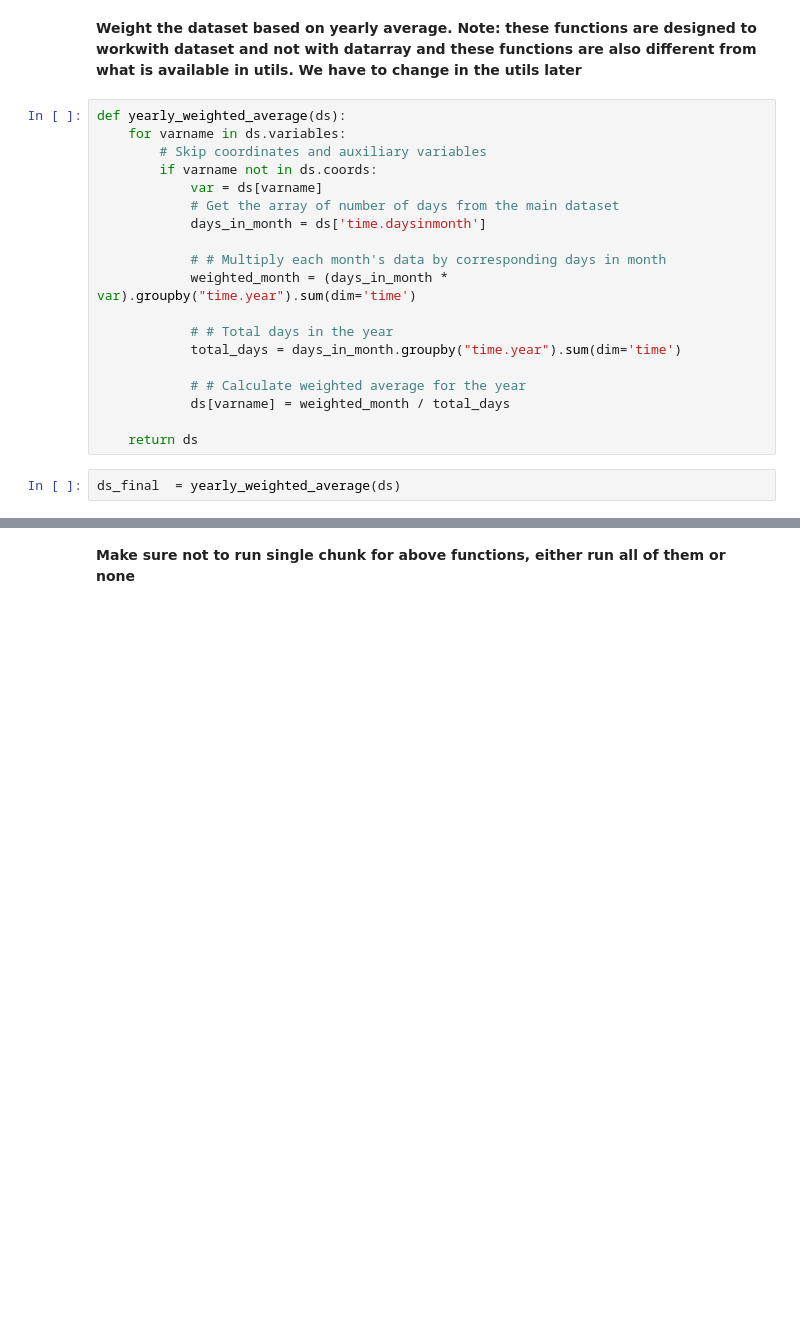
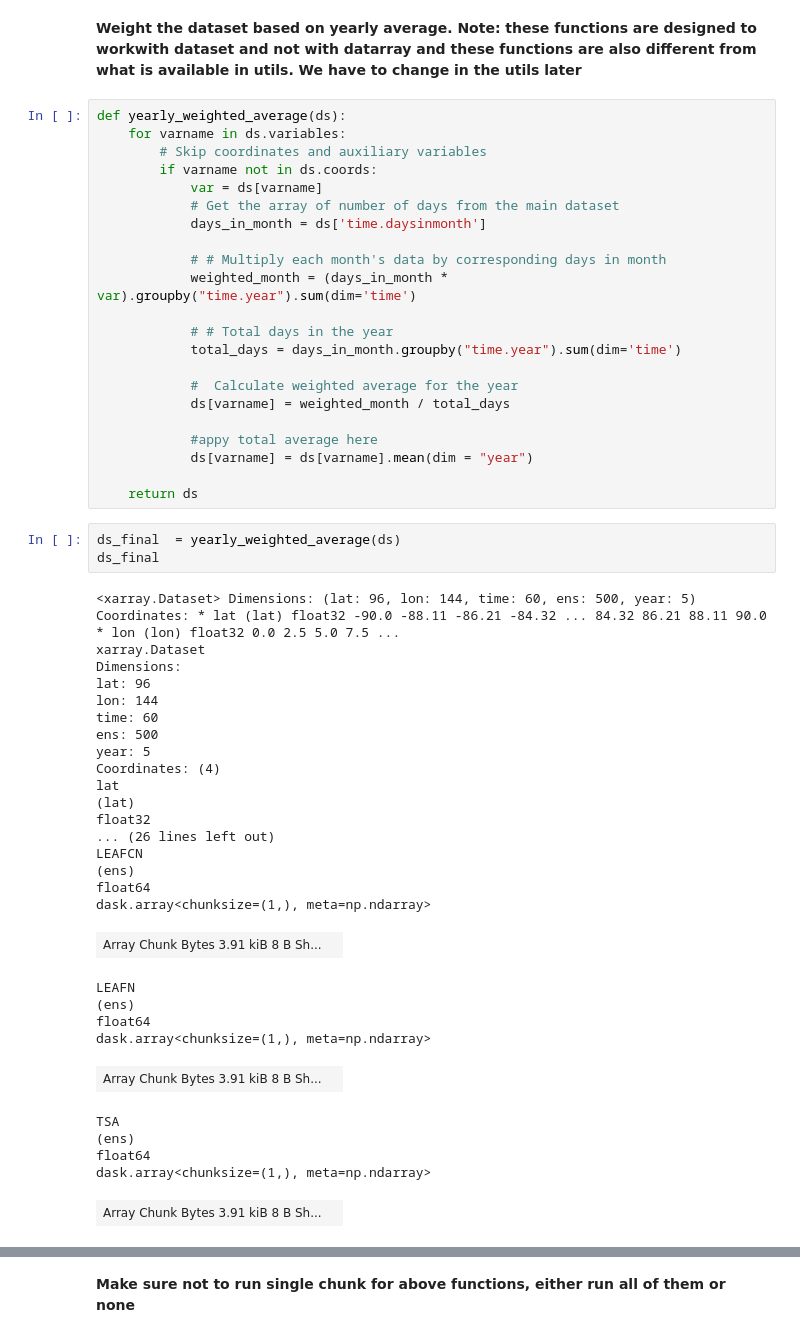
Before and after one commit to GaiaFuture/GaiaFuture, a Jupyter notebook: Script/ML/gaussian/gauss_reg.ipynb, the cells around one changed output, grey strips where cells are left out. Drawn from its saved outputs; the diff is of its cells as text; blank space fills up the shorter version.

```diff
--- a/Script/ML/gaussian/gauss_reg.ipynb
+++ b/Script/ML/gaussian/gauss_reg.ipynb
@@ -88,9 +189,42 @@ def yearly_weighted_average(ds):
             # # Total days in the year
             total_days = days_in_month.groupby("time.year").sum(dim='time')
 
-            # # Calculate weighted average for the year
+            #  Calculate weighted average for the year
             ds[varname] = weighted_month / total_days
 
+            #appy total average here
+            ds[varname] = ds[varname].mean(dim = "year")
+
     return ds
 # %%
 ds_final  = yearly_weighted_average(ds)
+ds_final
+# %% [output]
+<xarray.Dataset> Dimensions: (lat: 96, lon: 144, time: 60, ens: 500, year: 5) Coordinates: * lat (lat) float32 -90.0 -88.11 -86.21 -84.32 ... 84.32 86.21 88.11 90.0 * lon (lon) float32 0.0 2.5 5.0 7.5 ...
+xarray.Dataset
+Dimensions:
+lat: 96
+lon: 144
+time: 60
+ens: 500
+year: 5
+Coordinates: (4)
+lat
+(lat)
+float32
+... (26 lines left out)
+LEAFCN
+(ens)
+float64
+dask.array<chunksize=(1,), meta=np.ndarray>
+| Array Chunk Bytes 3.91 kiB 8 B Sh... |  |
+LEAFN
+(ens)
+float64
+dask.array<chunksize=(1,), meta=np.ndarray>
+| Array Chunk Bytes 3.91 kiB 8 B Sh... |  |
+TSA
+(ens)
+float64
+dask.array<chunksize=(1,), meta=np.ndarray>
+| Array Chunk Bytes 3.91 kiB 8 B Sh... |  |
```
Also changed, not shown: parts of 17 cells of this notebook.
